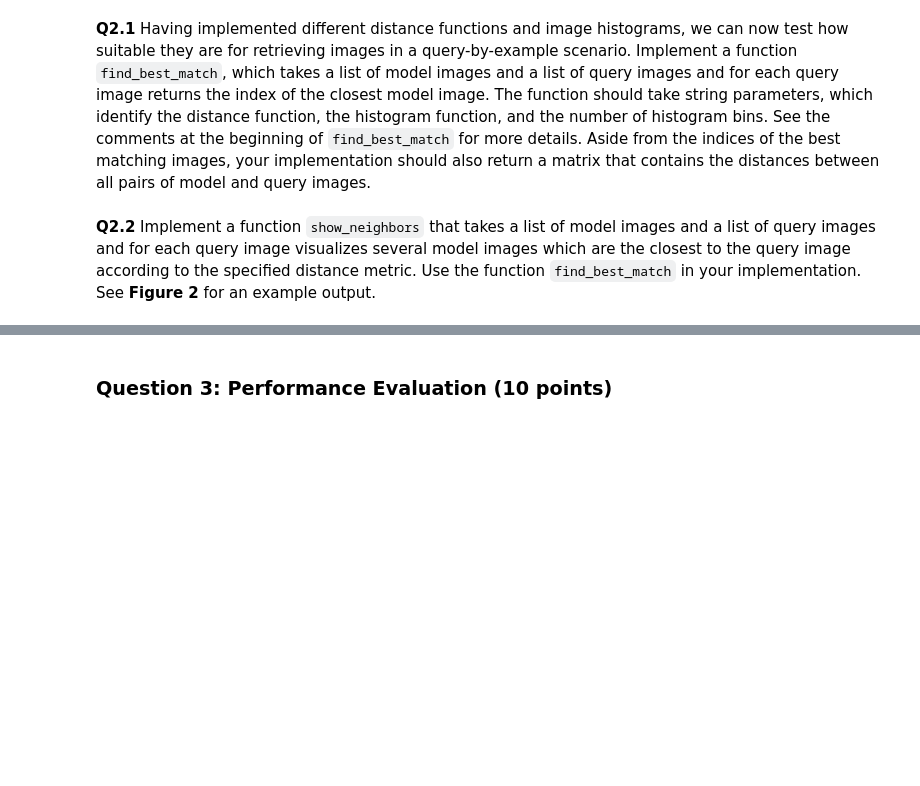
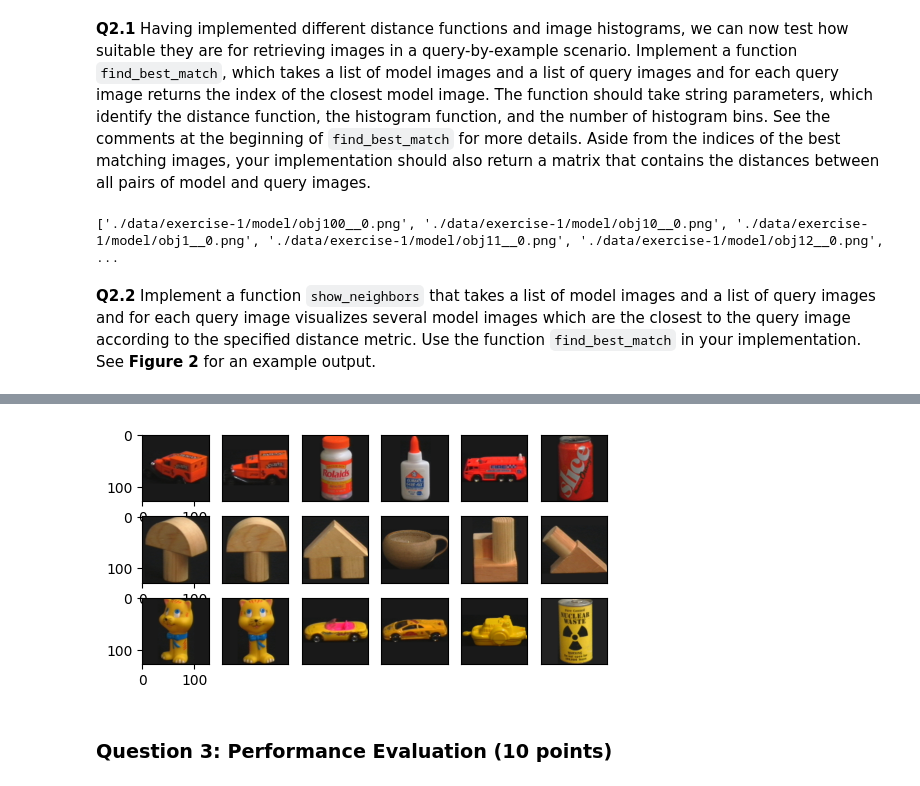
Before and after one commit to MoidHuda/HLCV_53, a Jupyter notebook: Assignment_1/exercise-1-Part1.ipynb, the cells around one changed output, grey strips where cells are left out. Saved outputs shown, nothing was run; the diff lists cells and outputs as text; code cells hidden in the pictures; blank space fills up the shorter version.

```diff
--- a/Assignment_1/exercise-1-Part1.ipynb
+++ b/Assignment_1/exercise-1-Part1.ipynb
@@ -524,6 +534,14 @@ def compute_histograms(image_list, hist_type, hist_isgray, num_bins):
 	# to iterate over image_list and create an array of a per-image histogram.
 
     ####################################################
+    image_hist = []
+    for img in image_list:
+        img = np.array(Image.open(img)).astype('double')
+        if hist_isgray:
+            img = rgb2gray(img)
+        hist = get_hist_by_name(img, num_bins, hist_type)
+        image_hist.append(hist)
+
     return np.array(image_hist)
 
 def find_best_match(model_images, query_images, dist_type, hist_type, num_bins):
@@ -535,14 +553,22 @@ def find_best_match(model_images, query_images, dist_type, hist_type, num_bins):
 
 
     D = np.zeros((len(model_images), len(query_images)))
-    best_match = None
+    best_match = []
+    best_matches = [(0, 0)] * len(query_images)
     ######## TODO ######################################
     # Fill the D matrix where each element [i, j] reports the distance between i'th model image
     # and j'th query image.
     # Also create a best_match array of length of query_images, where each
-    # i'th element has the closest model_image (just the path).
+    # i'th element has the closest model_image (just the path)
 
-    # Your code here
+    for i in range(len(query_images)):
+        for j in range(len(model_images)):
+            dist = get_dist_by_name(model_hists[j], query_hists[i], dist_type)
+            D[j, i] = dist
+            if j == 0 or dist < best_matches[i][1]:
+                best_matches[i] = (j, dist)
+        best_match.append(model_images[best_matches[i][0]])
+
     ####################################################
     return best_match, D
 
@@ -562,6 +588,8 @@ eval_num_bins = 30
 [best_match, D] = find_best_match(model_images, query_images, eval_dist_type, eval_hist_type, eval_num_bins)
 
 print(best_match)
+# %% [output]
+['./data/exercise-1/model/obj100__0.png', './data/exercise-1/model/obj10__0.png', './data/exercise-1/model/obj1__0.png', './data/exercise-1/model/obj11__0.png', './data/exercise-1/model/obj12__0.png', ...
 # %% [markdown]
 **Q2.2** Implement a function `show_neighbors` that takes a list of model images and a list of query images and for each query image visualizes several model images which are the closest to the query image according to the specified distance metric. Use the function `find_best_match` in your implementation. See **Figure 2** for an example output.
 # %% [markdown]
@@ -571,24 +599,34 @@ print(best_match)
 # %%
 def show_neighbors(model_images, query_images, dist_type, hist_type, num_bins):
     num_nearest = 5  # Show the top-5 neighbors
 
     q = len(query_images)
     fig, axes = plt.subplots(q, num_nearest + 1, figsize=(num_nearest+1, q))
     ######### TODO ##################################
     # Use the find_best_match and create a figure with most-similar images
     # similar to the figure above. You don't need to exactly match the above figure,
     # just follow the general structure of query image on the left, and nearest training
     # samples on the right.
-
-
+    best_match, D = find_best_match(model_images, query_images, dist_type, hist_type, num_bins)
+    for i in range(len(D[0])):
+        axes[i, 0].imshow(np.array(Image.open(query_images[i])), vmin=0, vmax=255)
+        matches_for_query = [D[j, i] for j in range(len(D))]
+        top_matches = np.argsort(matches_for_query)[:num_nearest]
+        for j in range(num_nearest):
+            image = np.array(Image.open(model_images[top_matches[j]]))
+            axes[i, j+1].imshow(image, vmin=0, vmax=255)
+            axes[i, j+1].set_xticks([])
+            axes[i, j+1].set_yticks([])
 
     ################################################
     plt.show()
 
 
 ### The following code is used for evaluation.
 query_images_vis = [query_images[i] for i in np.array([0,4,9])]
 show_neighbors(model_images, query_images_vis, eval_dist_type, eval_hist_type, eval_num_bins)
+# %% [output]
+[figure, added]
 # %% [markdown]
 ### Question 3: Performance Evaluation (10 points)
 # %% [markdown]
```
Also changed, not shown: parts of 7 cells of this notebook.
